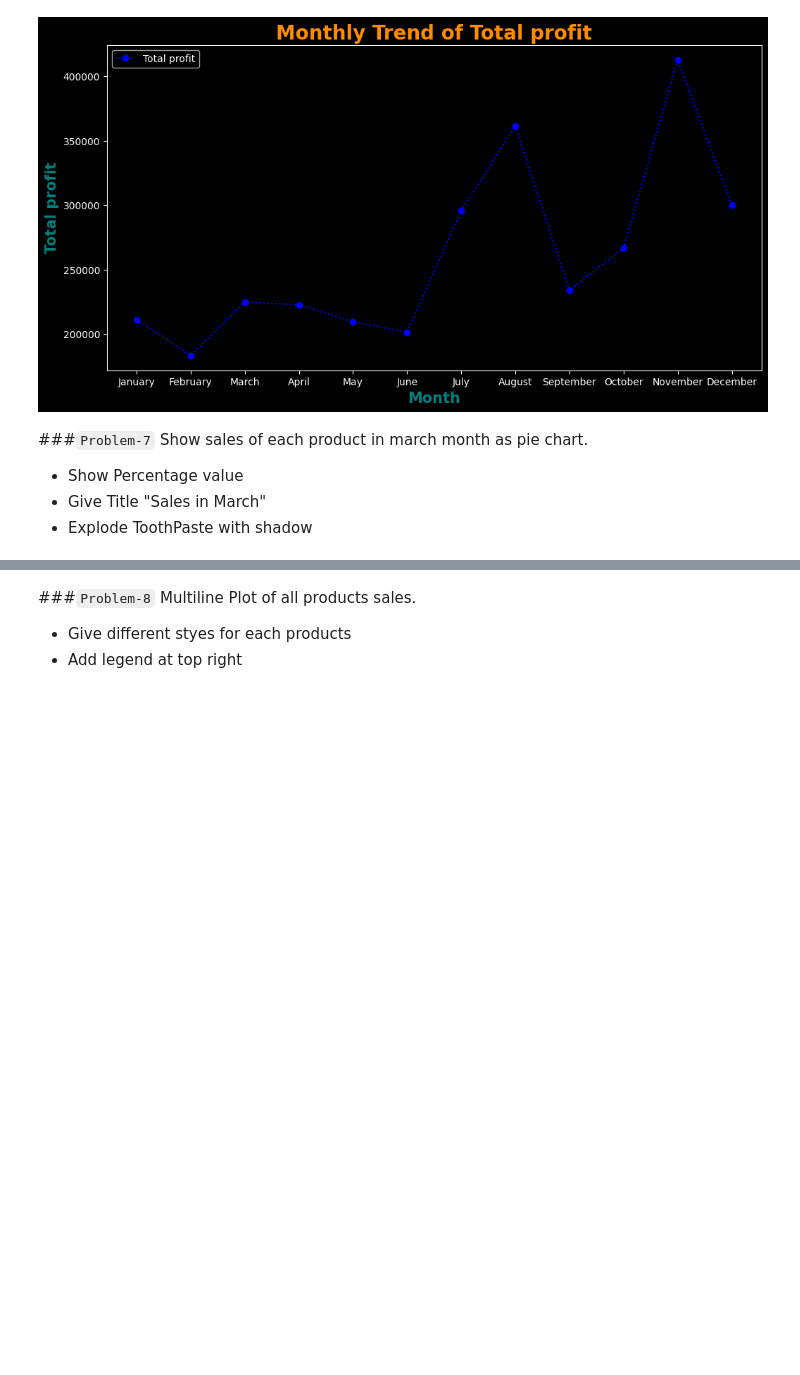
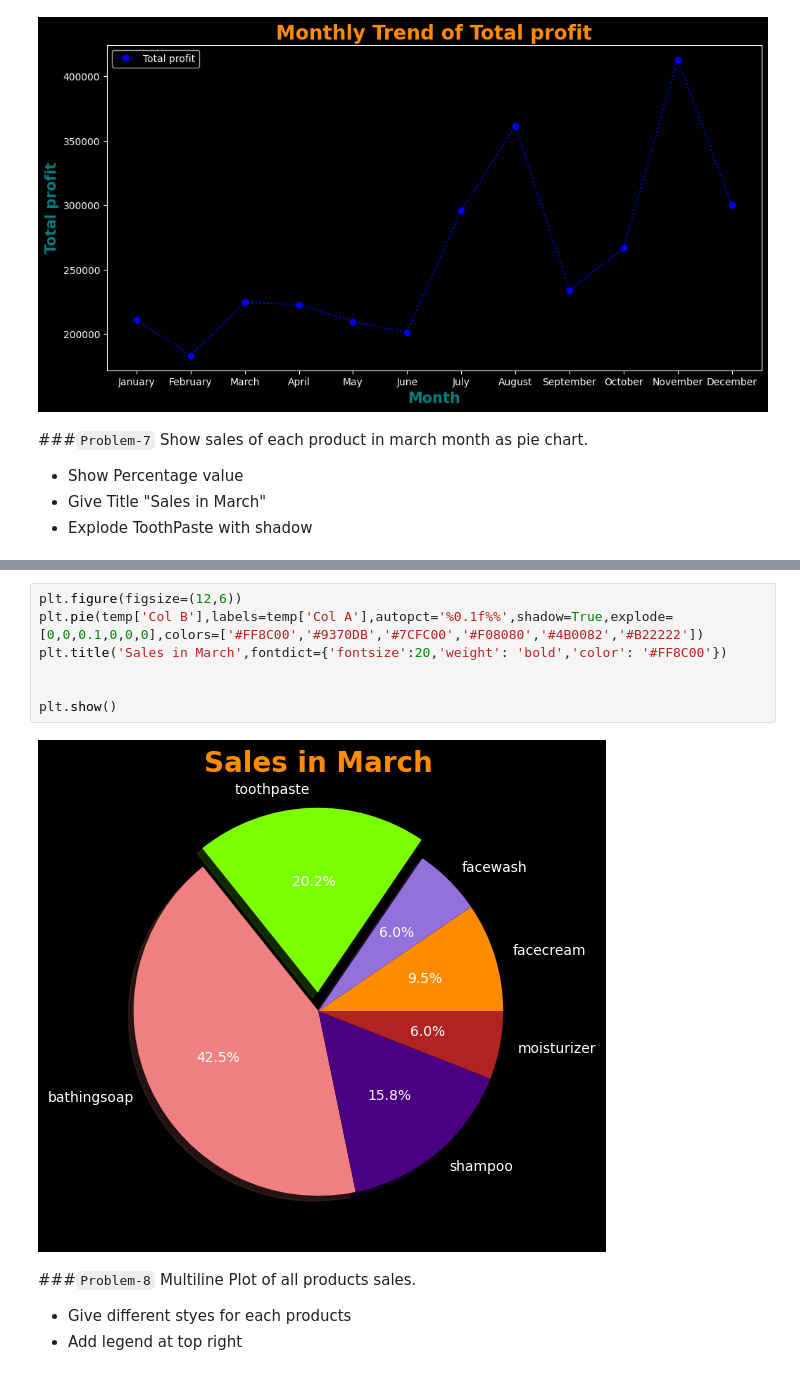
Before and after one commit to rishabhk1501/Data-Analytics-Tasks, a Jupyter notebook: session_23_task_soln.ipynb, the cells around one changed output, grey strips where cells are left out. Saved outputs shown, nothing was run; the diff lists cells and outputs as text; blank space fills up the shorter version.

```diff
--- a/session_23_task_soln.ipynb
+++ b/session_23_task_soln.ipynb
@@ -257,3 +273,12 @@ Show sales of each product in march month as pie chart.
+# %%
+plt.figure(figsize=(12,6))
+plt.pie(temp['Col B'],labels=temp['Col A'],autopct='%0.1f%%',shadow=True,explode=[0,0,0.1,0,0,0],colors=['#FF8C00','#9370DB','#7CFC00','#F08080','#4B0082','#B22222'])
+plt.title('Sales in March',fontdict={'fontsize':20,'weight': 'bold','color': '#FF8C00'})
+
+
+plt.show()
+# %% [output]
+[figure, added]
 # %% [markdown]
 ###`Problem-8` Multiline Plot of all products sales.
 * Give different styes for each products
```
Also changed, not shown: parts of 2 cells of this notebook.
